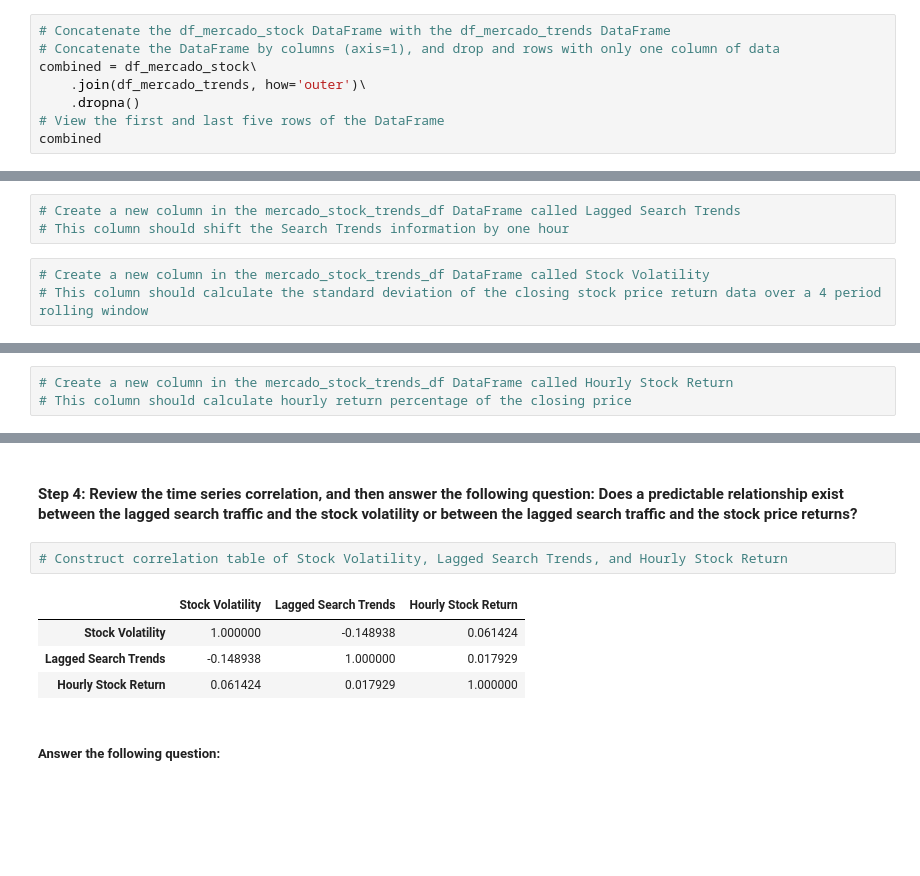
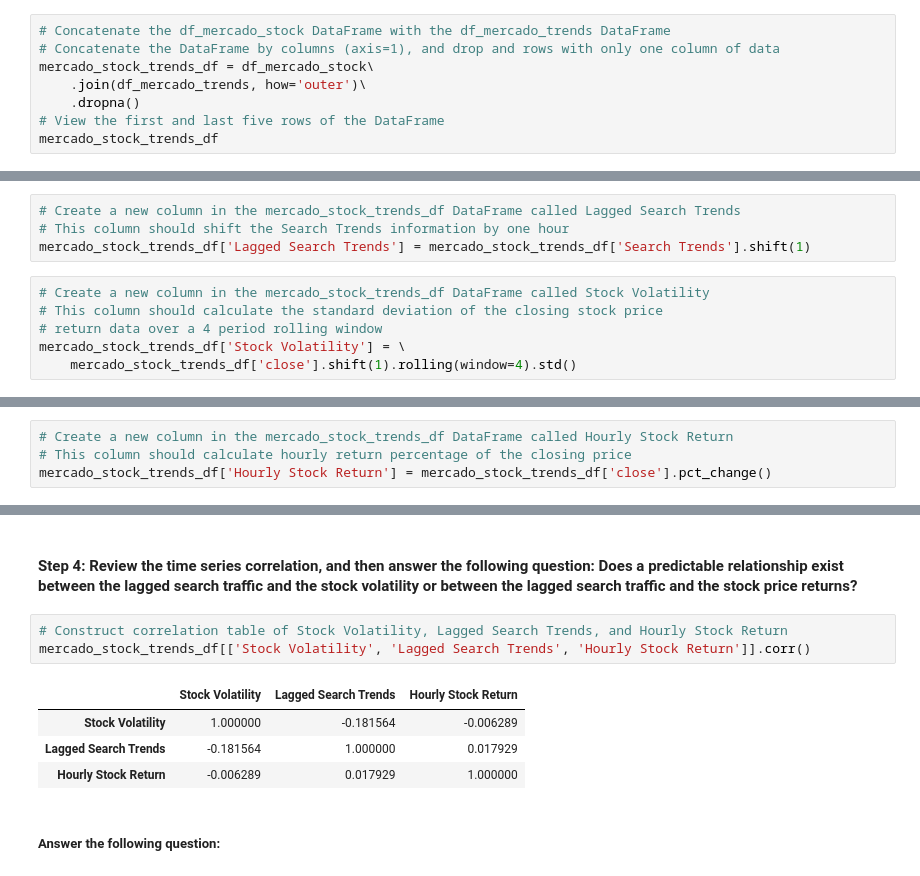
Before and after one commit to Kibble/prophet-challenge, a Jupyter notebook: forecasting_net_prophet.ipynb, the cells around one changed output, grey strips where cells are left out. Saved outputs shown, nothing was run; the diff lists cells and outputs as text; blank space fills up the shorter version.

```diff
--- a/forecasting_net_prophet.ipynb
+++ b/forecasting_net_prophet.ipynb
@@ -252,11 +252,11 @@ Index(['Search Trends'], dtype='object')
 # %%
 # Concatenate the df_mercado_stock DataFrame with the df_mercado_trends DataFrame
 # Concatenate the DataFrame by columns (axis=1), and drop and rows with only one column of data
-combined = df_mercado_stock\
+mercado_stock_trends_df = df_mercado_stock\
     .join(df_mercado_trends, how='outer')\
     .dropna()
 # View the first and last five rows of the DataFrame
-combined
+mercado_stock_trends_df
 # %% [output]
 |  | close | Search Trends |
 | 2016-06-01 09:00:00 | 135.160 | 6.0 |
@@ -318,8 +318,12 @@ There's one important thing to note: if you zoom in both graphs to the spike aro
 # %%
 # Create a new column in the mercado_stock_trends_df DataFrame called Lagged Search Trends
 # This column should shift the Search Trends information by one hour
+mercado_stock_trends_df['Lagged Search Trends'] = mercado_stock_trends_df['Search Trends'].shift(1)
 # %%
 # Create a new column in the mercado_stock_trends_df DataFrame called Stock Volatility
-# This column should calculate the standard deviation of the closing stock price return data over a 4 period rolling window
+# This column should calculate the standard deviation of the closing stock price
+# return data over a 4 period rolling window
+mercado_stock_trends_df['Stock Volatility'] = \
+    mercado_stock_trends_df['close'].shift(1).rolling(window=4).std()
 # %%
 # Visualize the stock volatility
@@ -331,5 +336,6 @@ There's one important thing to note: if you zoom in both graphs to the spike aro
 # %%
 # Create a new column in the mercado_stock_trends_df DataFrame called Hourly Stock Return
 # This column should calculate hourly return percentage of the closing price
+mercado_stock_trends_df['Hourly Stock Return'] = mercado_stock_trends_df['close'].pct_change()
 # %%
 # View the first and last five rows of the mercado_stock_trends_df DataFrame
@@ -350,11 +358,12 @@ There's one important thing to note: if you zoom in both graphs to the spike aro
 #### Step 4: Review the time series correlation, and then answer the following question: Does a predictable relationship exist between the lagged search traffic and the stock volatility or between the lagged search traffic and the stock price returns?
 # %%
 # Construct correlation table of Stock Volatility, Lagged Search Trends, and Hourly Stock Return
+mercado_stock_trends_df[['Stock Volatility', 'Lagged Search Trends', 'Hourly Stock Return']].corr()
 # %% [output]
 |  | Stock Volatility | Lagged Search Trends | Hourly Stock Return |
-| Stock Volatility | 1.000000 | -0.148938 | 0.061424 |
-| Lagged Search Trends | -0.148938 | 1.000000 | 0.017929 |
-| Hourly Stock Return | 0.061424 | 0.017929 | 1.000000 |
+| Stock Volatility | 1.000000 | -0.181564 | -0.006289 |
+| Lagged Search Trends | -0.181564 | 1.000000 | 0.017929 |
+| Hourly Stock Return | -0.006289 | 0.017929 | 1.000000 |
 # %% [markdown]
 ##### Answer the following question:
 # %% [markdown]
```
Also changed, not shown: parts of 3 cells of this notebook.
